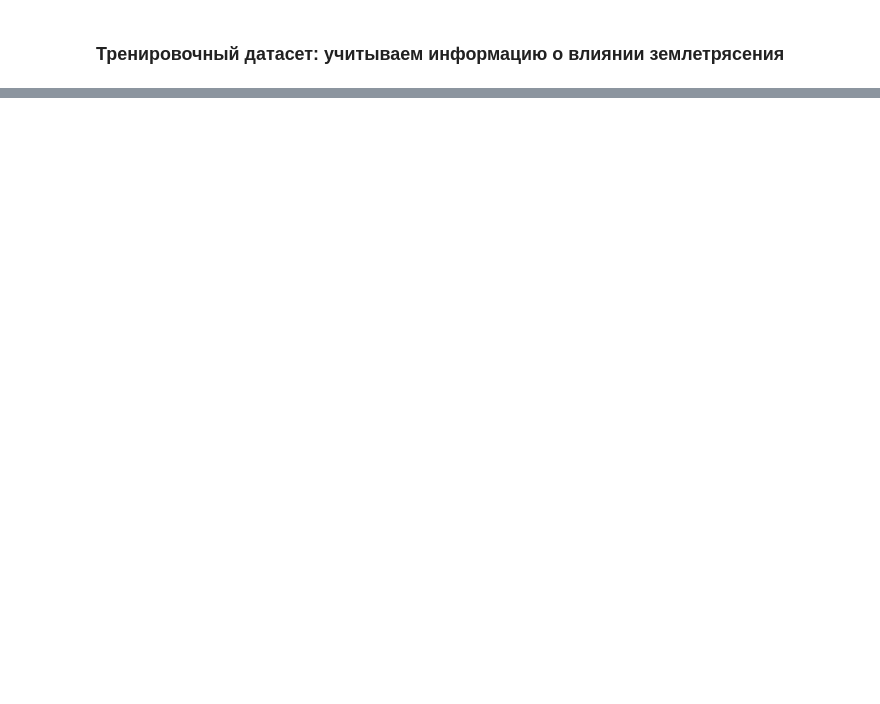
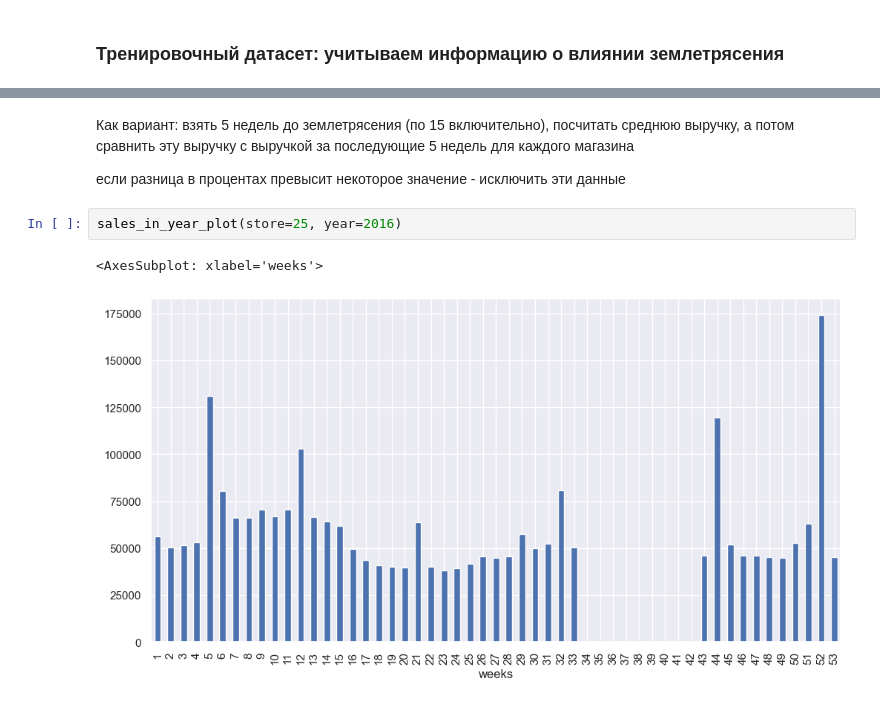
Before and after one commit to anthonypotekhin/kaggle, a Jupyter notebook: store_sales.ipynb, the cells around one changed output, grey strips where cells are left out. Saved outputs shown, nothing was run; the diff lists cells and outputs as text; blank space fills up the shorter version.

```diff
--- a/store_sales.ipynb
+++ b/store_sales.ipynb
@@ -589,0 +647,9 @@ train_filled
+# %% [markdown]
+Как вариант: взять 5 недель до землетрясения (по 15 включительно), посчитать среднюю выручку, а потом сравнить эту выручку с выручкой за последующие 5 недель для каждого магазина
+
+если разница в процентах превысит некоторое значение - исключить эти данные
+# %%
+sales_in_year_plot(store=25, year=2016)
+# %% [output]
+<AxesSubplot: xlabel='weeks'>
+[figure, added]
```
Also changed, not shown: parts of 69 cells of this notebook.
